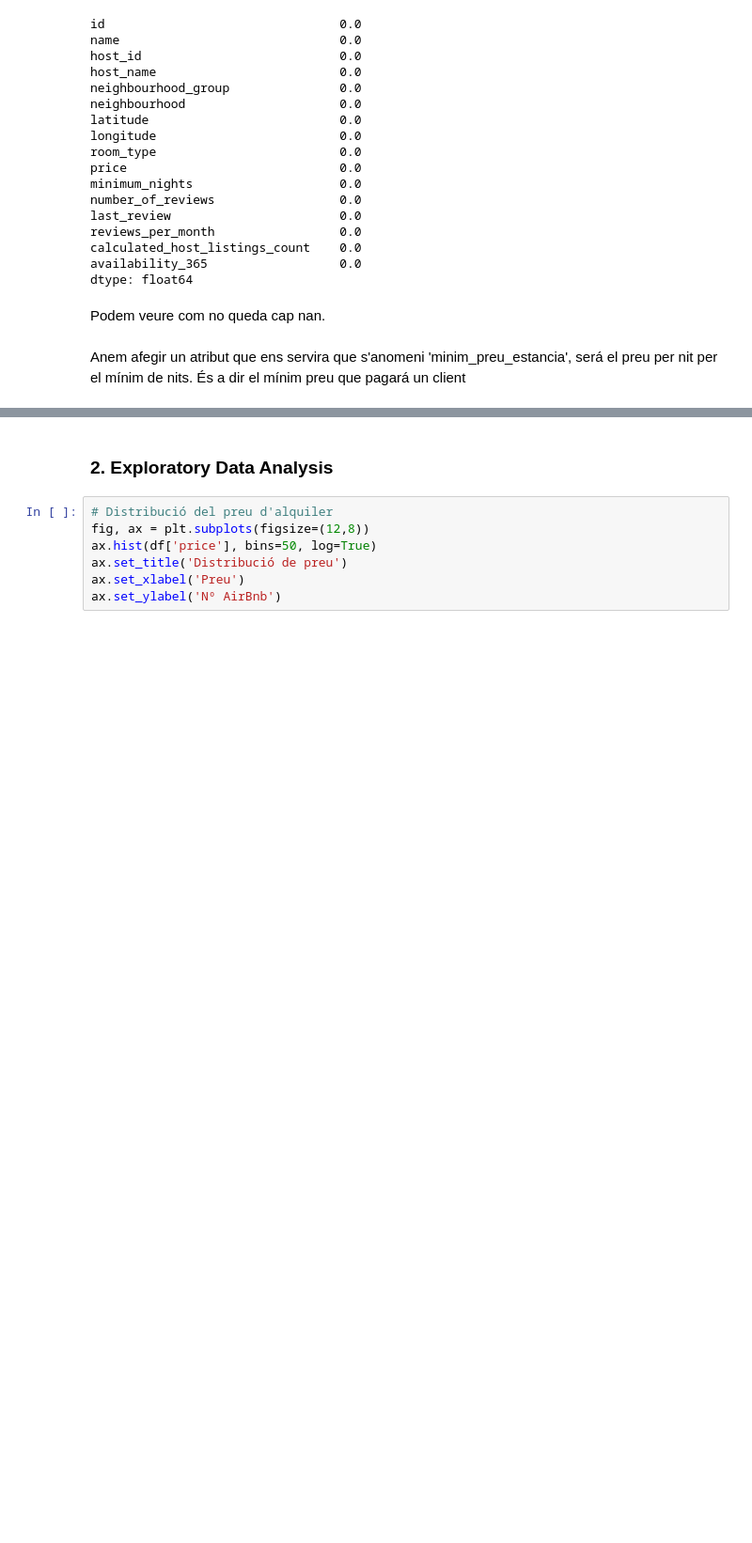
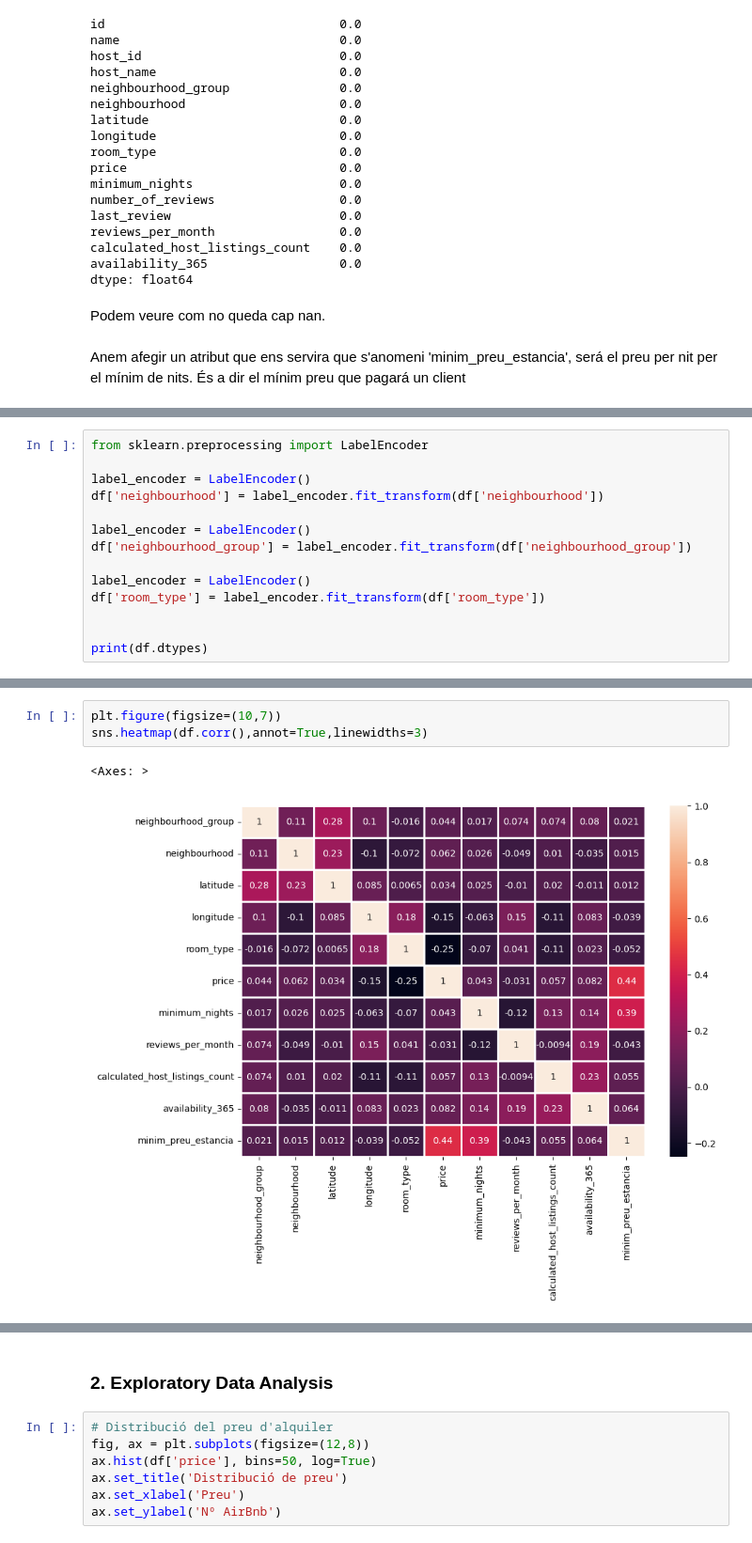
Before and after one commit to polvila25/CAS-KAGGLE-APC, a Jupyter notebook: cas_kaggle.ipynb, the cells around one changed output, grey strips where cells are left out. Shown at 94% size. Drawn from its saved outputs; the diff is of its cells as text; blank space fills up the shorter version.

```diff
--- a/cas_kaggle.ipynb
+++ b/cas_kaggle.ipynb
@@ -214,0 +256,14 @@ df['minim_preu_estancia'] = df['price'] * df['minimum_nights']
+# %%
+from sklearn.preprocessing import LabelEncoder
+
+label_encoder = LabelEncoder()
+df['neighbourhood'] = label_encoder.fit_transform(df['neighbourhood'])
+
+label_encoder = LabelEncoder()
+df['neighbourhood_group'] = label_encoder.fit_transform(df['neighbourhood_group'])
+
+label_encoder = LabelEncoder()
+df['room_type'] = label_encoder.fit_transform(df['room_type'])
+
+
+print(df.dtypes)
@@ -214,0 +300,6 @@ df['minim_preu_estancia'] = df['price'] * df['minimum_nights']
+# %%
+plt.figure(figsize=(10,7))
+sns.heatmap(df.corr(),annot=True,linewidths=3)
+# %% [output]
+<Axes: >
+[figure, added]
```
Also changed, not shown: parts of 10 cells of this notebook.
